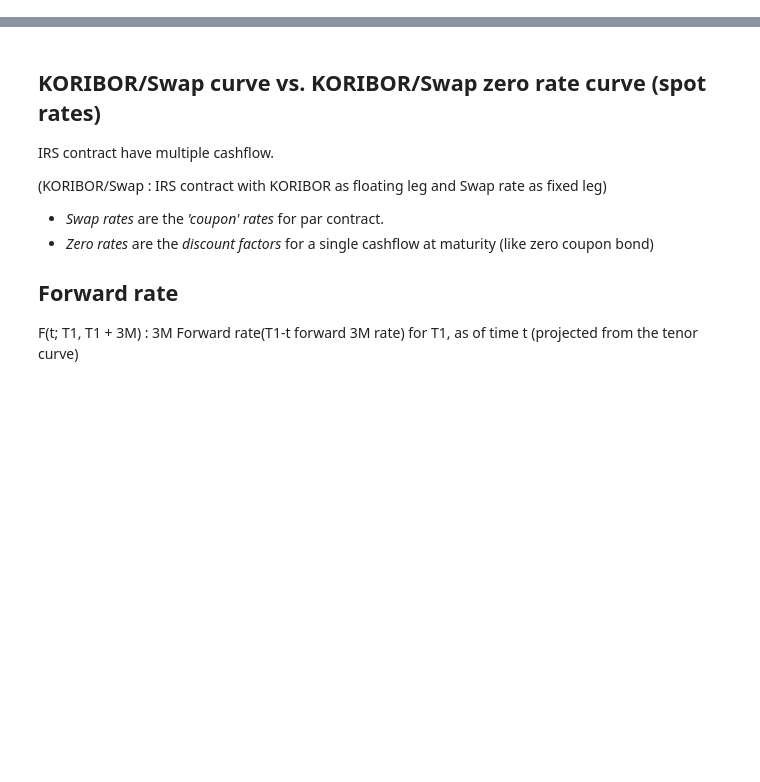
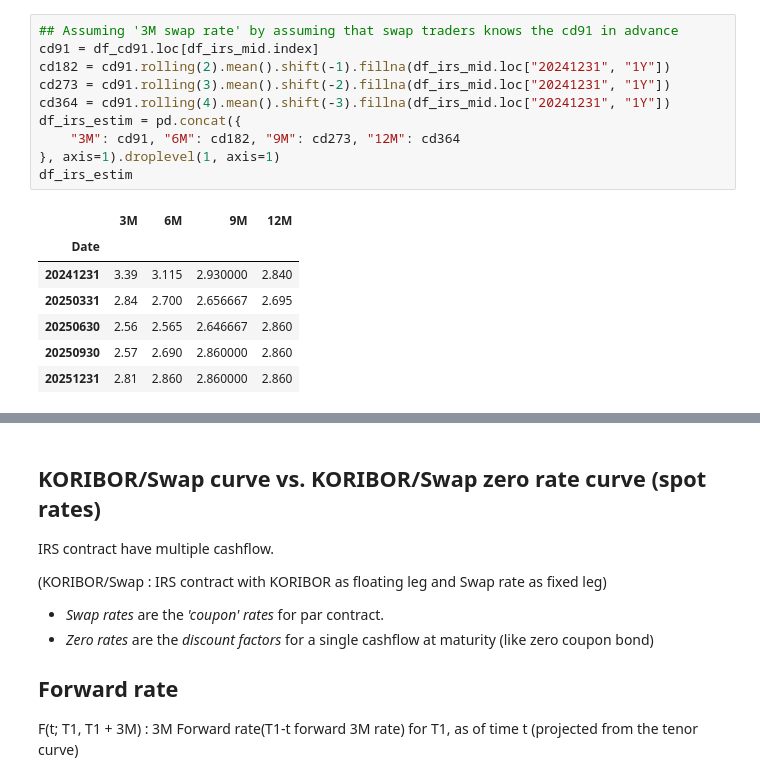
Before and after one commit to Thessal/derivatives, a Jupyter notebook: swap/x01_swap.ipynb, the cells around one changed output, grey strips where cells are left out. Drawn from its saved outputs; the diff is of its cells as text; blank space fills up the shorter version.

```diff
--- a/swap/x01_swap.ipynb
+++ b/swap/x01_swap.ipynb
@@ -46,2 +66,20 @@ df_irs
+# %%
+## Assuming '3M swap rate' by assuming that swap traders knows the cd91 in advance
+cd91 = df_cd91.loc[df_irs_mid.index]
+cd182 = cd91.rolling(2).mean().shift(-1).fillna(df_irs_mid.loc["20241231", "1Y"])
+cd273 = cd91.rolling(3).mean().shift(-2).fillna(df_irs_mid.loc["20241231", "1Y"])
+cd364 = cd91.rolling(4).mean().shift(-3).fillna(df_irs_mid.loc["20241231", "1Y"])
+df_irs_estim = pd.concat({
+    "3M": cd91, "6M": cd182, "9M": cd273, "12M": cd364
+}, axis=1).droplevel(1, axis=1)
+df_irs_estim
+# %% [output]
+|  | 3M | 6M | 9M | 12M |
+| Date |  |  |  |  |
+| 20241231 | 3.39 | 3.115 | 2.930000 | 2.840 |
+| 20250331 | 2.84 | 2.700 | 2.656667 | 2.695 |
+| 20250630 | 2.56 | 2.565 | 2.646667 | 2.860 |
+| 20250930 | 2.57 | 2.690 | 2.860000 | 2.860 |
+| 20251231 | 2.81 | 2.860 | 2.860000 | 2.860 |
 # %%
 df_irs_mid = df_irs.loc[(slice(None), "Mid"), :].droplevel(1)
```
Also changed, not shown: parts of 6 cells of this notebook, 3 other files.
